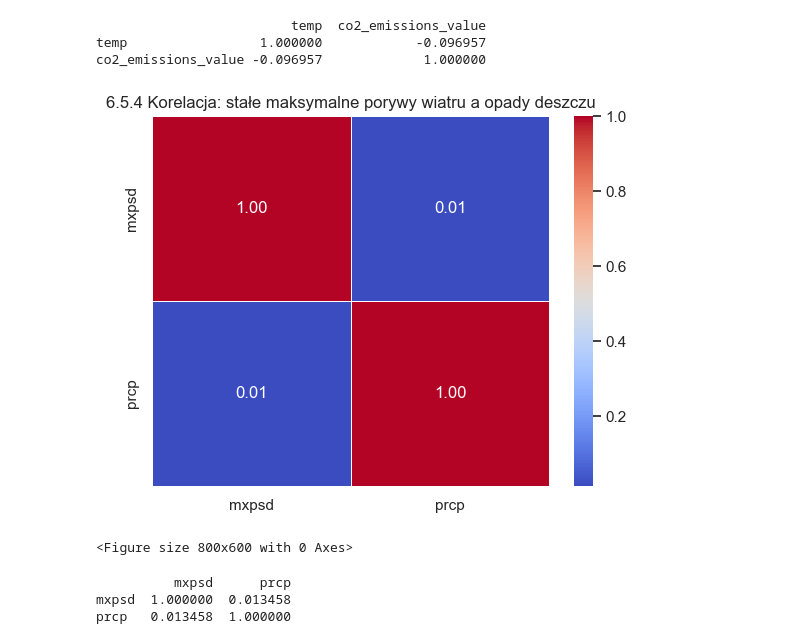
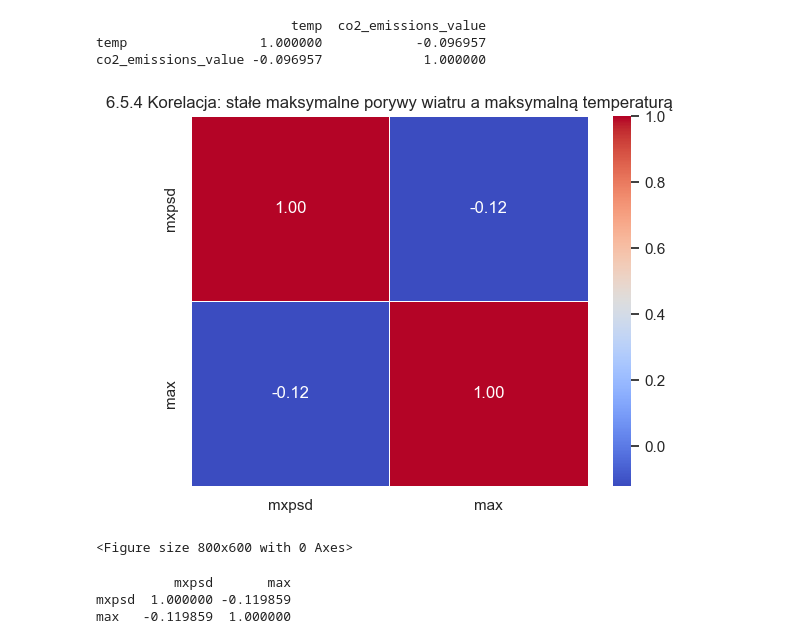
Before and after one commit to awalicki/Big_Data, a Jupyter notebook: Walicki_Dziuba_ZD2.ipynb, the cells around one changed output. Drawn from its saved outputs; the diff is of its cells as text; code cells hidden in the pictures.

```diff
--- a/Walicki_Dziuba_ZD2.ipynb
+++ b/Walicki_Dziuba_ZD2.ipynb
@@ -536,9 +524,6 @@ Część 6
 import seaborn as sns
 df_2 = pd.read_csv('df_merged.csv')
 df_3 = pd.read_csv('df_weather_co2.csv')
-df = pd.read_csv('dfp5.csv')
-print(df.dtypes) ## Rzuca błędem:
-#
-# C:\Users\Asus\AppData\Local\Temp\ipykernel_9312\1220673008.py:4: DtypeWarning: Columns (0,16) have mixed types. Specify dtype option on import or set low_memory=False.
-#   df = pd.read_csv('dfp5.csv')
+df = pd.read_csv('dfp5.csv', low_memory=False)
+print(df.dtypes)
 # %% [output]
@@ -702,16 +688,17 @@ temp                 1.000000            -0.096957
 co2_emissions_value -0.096957             1.000000
 # %%
 #6.5.4
-cols_654 = ["mxpsd", "prcp"]
+df_5_4 = df.copy()
+cols_654 = ["mxpsd", "max"]
 corr_654 = correlation_heatmap(
-    df,
+    df_5_4,
     cols_654,
-    "6.5.4 Korelacja: stałe maksymalne porywy wiatru a opady deszczu"
+    "6.5.4 Korelacja: stałe maksymalne porywy wiatru a maksymalną temperaturą"
 )
 print(corr_654)
 # %% [output]
-[figure, old version]
+[figure, new version]
 <Figure size 800x600 with 0 Axes>
-          mxpsd      prcp
-mxpsd  1.000000  0.013458
-prcp   0.013458  1.000000
+          mxpsd       max
+mxpsd  1.000000 -0.119859
+max   -0.119859  1.000000
```
Also changed, not shown: parts of 12 cells of this notebook.
